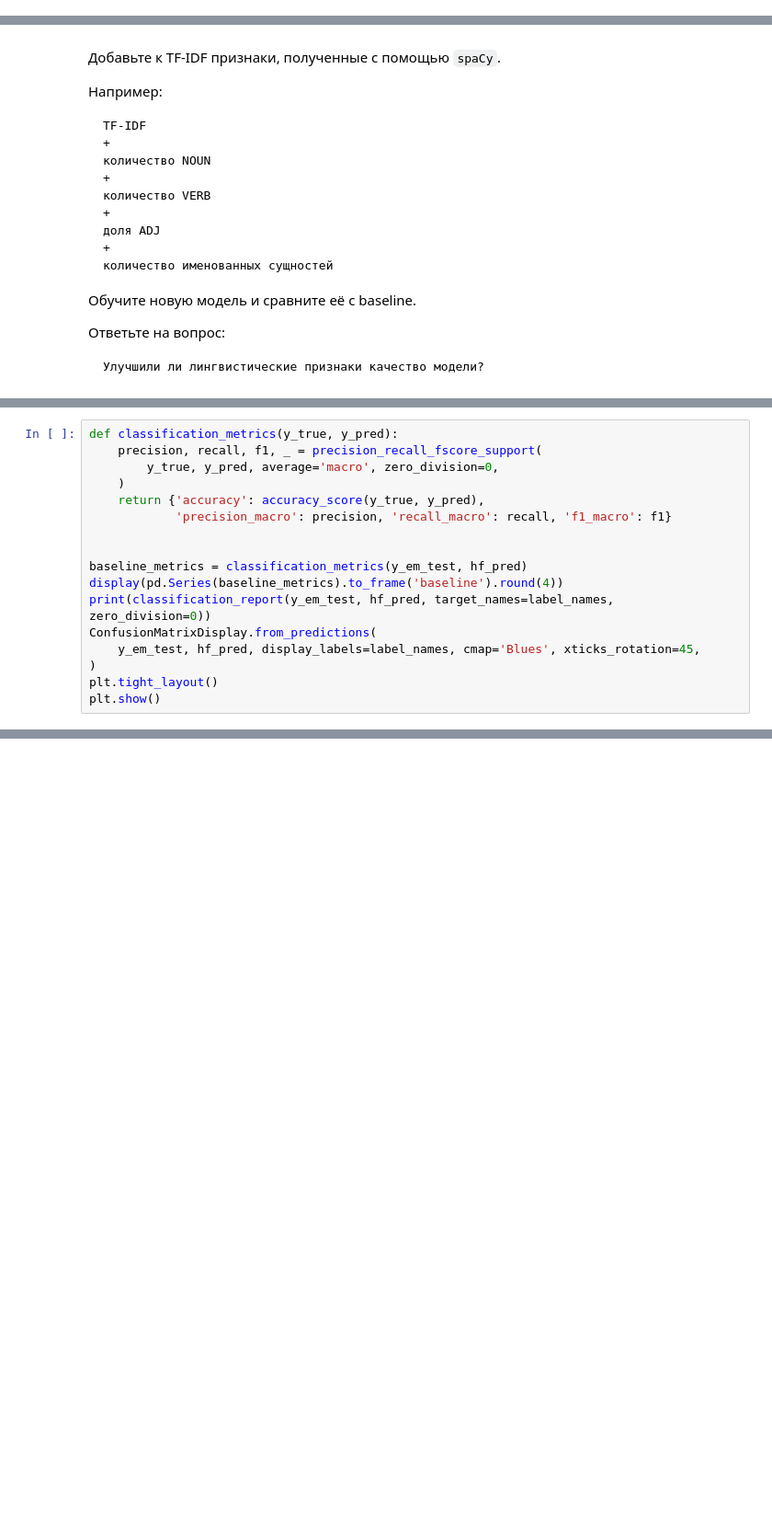
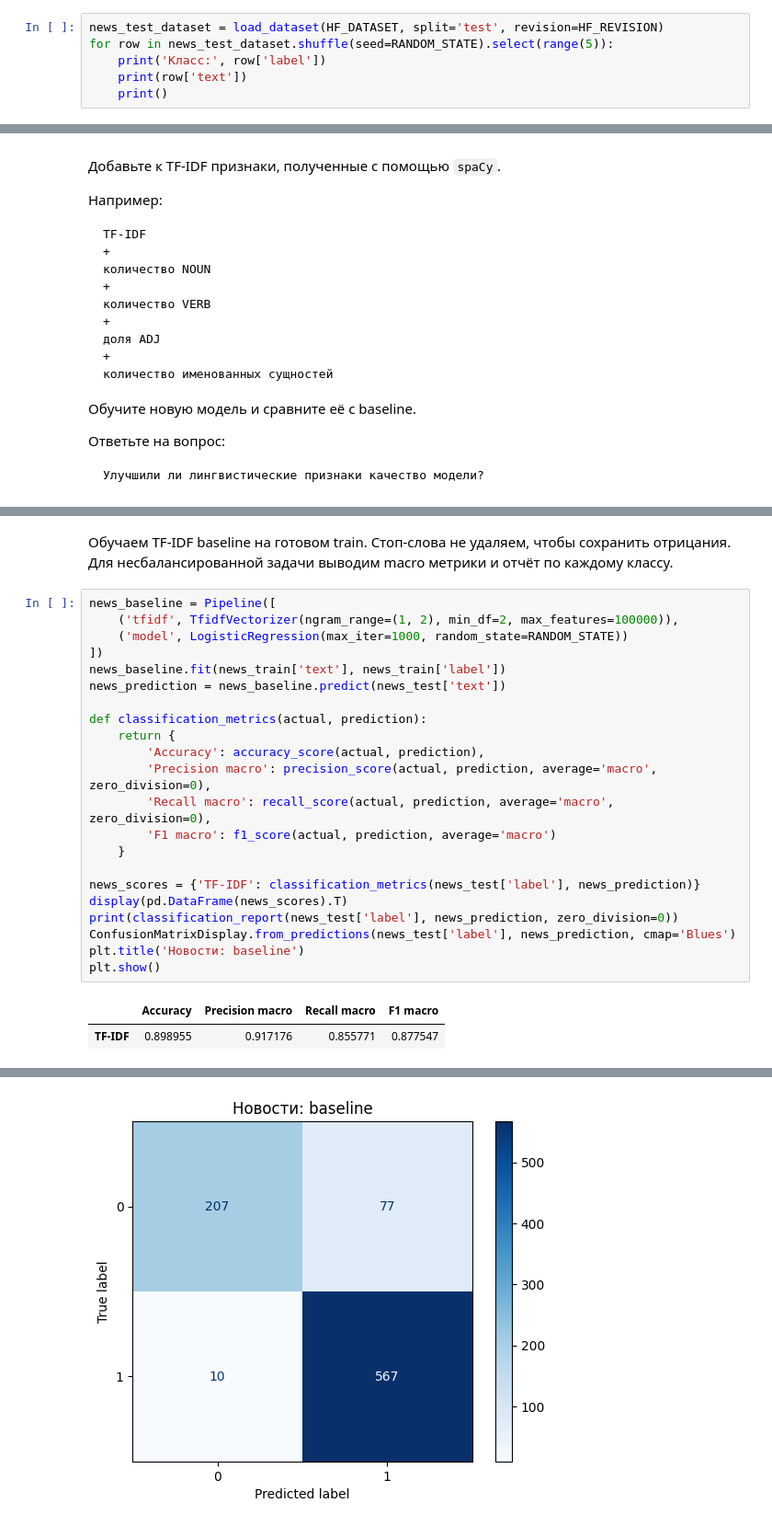
Before and after one commit to Lijnx/NLPlabs, a Jupyter notebook: NLP02_pipeline.ipynb, the cells around one changed output, grey strips where cells are left out. Shown at 92% size. Saved outputs shown, nothing was run; the diff lists cells and outputs as text; blank space fills up the shorter version.

```diff
--- a/NLP02_pipeline.ipynb
+++ b/NLP02_pipeline.ipynb
@@ -1400,0 +999,6 @@ i do have a chinese NORP mum a few chinese NORP sisters spent two very important
+# %%
+news_test_dataset = load_dataset(HF_DATASET, split='test', revision=HF_REVISION)
+for row in news_test_dataset.shuffle(seed=RANDOM_STATE).select(range(5)):
+    print('Класс:', row['label'])
+    print(row['text'])
+    print()
@@ -1497,17 +1595,0 @@ hf_pred = hf_baseline.predict(X_em_test)
-# %%
-def classification_metrics(y_true, y_pred):
-    precision, recall, f1, _ = precision_recall_fscore_support(
-        y_true, y_pred, average='macro', zero_division=0,
-    )
-    return {'accuracy': accuracy_score(y_true, y_pred),
-            'precision_macro': precision, 'recall_macro': recall, 'f1_macro': f1}
-
-
-baseline_metrics = classification_metrics(y_em_test, hf_pred)
-display(pd.Series(baseline_metrics).to_frame('baseline').round(4))
-print(classification_report(y_em_test, hf_pred, target_names=label_names, zero_division=0))
-ConfusionMatrixDisplay.from_predictions(
-    y_em_test, hf_pred, display_labels=label_names, cmap='Blues', xticks_rotation=45,
-)
-plt.tight_layout()
-plt.show()
@@ -1672,0 +1600,27 @@ per_class_f1.to_csv(RESULTS / 'emotion_per_class_f1.csv')
+# %% [markdown]
+Обучаем TF-IDF baseline на готовом train. Стоп-слова не удаляем, чтобы сохранить отрицания. Для несбалансированной задачи выводим macro метрики и отчёт по каждому классу.
+# %%
+news_baseline = Pipeline([
+    ('tfidf', TfidfVectorizer(ngram_range=(1, 2), min_df=2, max_features=100000)),
+    ('model', LogisticRegression(max_iter=1000, random_state=RANDOM_STATE))
+])
+news_baseline.fit(news_train['text'], news_train['label'])
+news_prediction = news_baseline.predict(news_test['text'])
+
+def classification_metrics(actual, prediction):
+    return {
+        'Accuracy': accuracy_score(actual, prediction),
+        'Precision macro': precision_score(actual, prediction, average='macro', zero_division=0),
+        'Recall macro': recall_score(actual, prediction, average='macro', zero_division=0),
+        'F1 macro': f1_score(actual, prediction, average='macro')
+    }
+
+news_scores = {'TF-IDF': classification_metrics(news_test['label'], news_prediction)}
+display(pd.DataFrame(news_scores).T)
+print(classification_report(news_test['label'], news_prediction, zero_division=0))
+ConfusionMatrixDisplay.from_predictions(news_test['label'], news_prediction, cmap='Blues')
+plt.title('Новости: baseline')
+plt.show()
+# %% [output]
+|  | Accuracy | Precision macro | Recall macro | F1 macro |
+| TF-IDF | 0.898955 | 0.917176 | 0.855771 | 0.877547 |
@@ -1672,0 +1635 @@ per_class_f1.to_csv(RESULTS / 'emotion_per_class_f1.csv')
+[figure, added]
```
Also changed, not shown: parts of 156 cells of this notebook.
